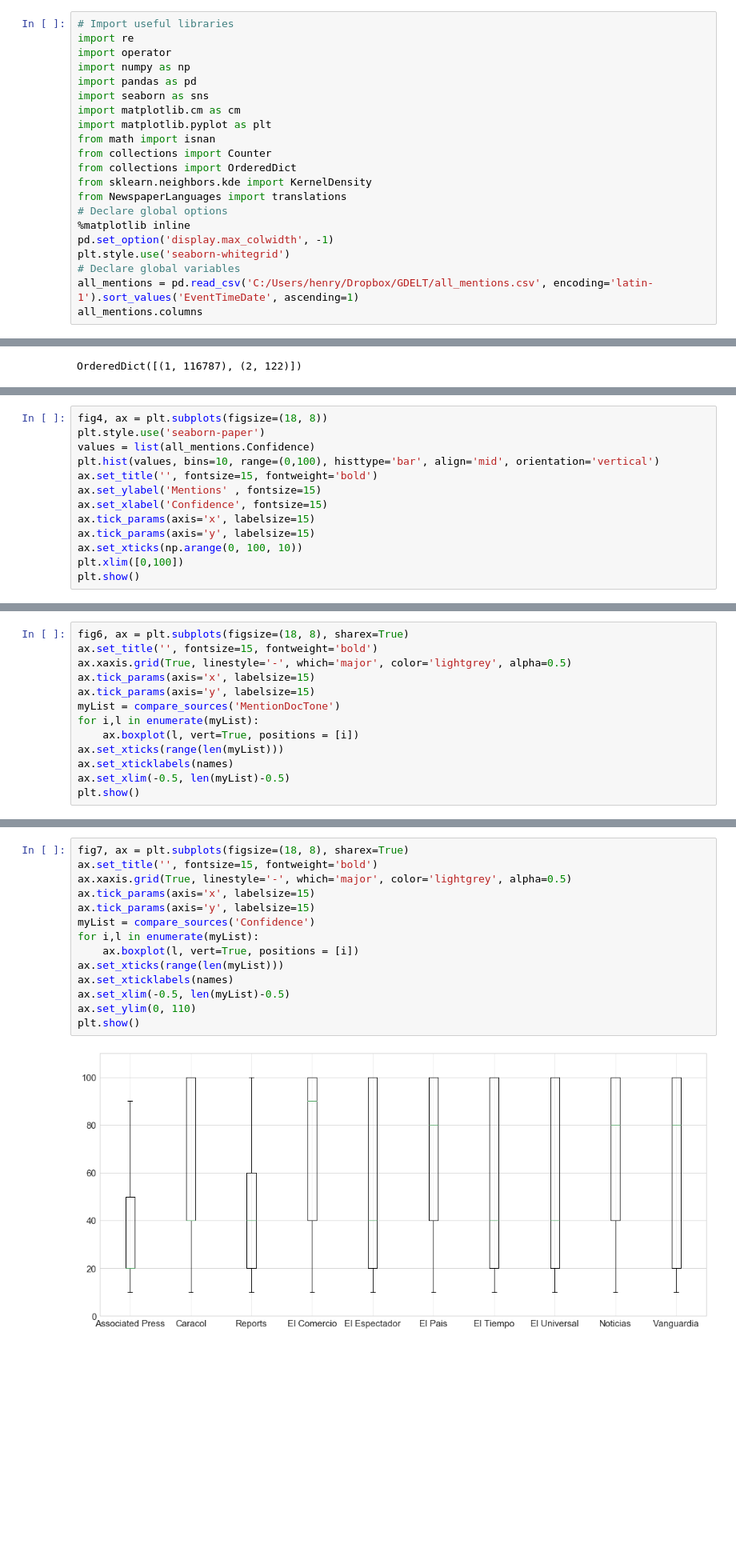
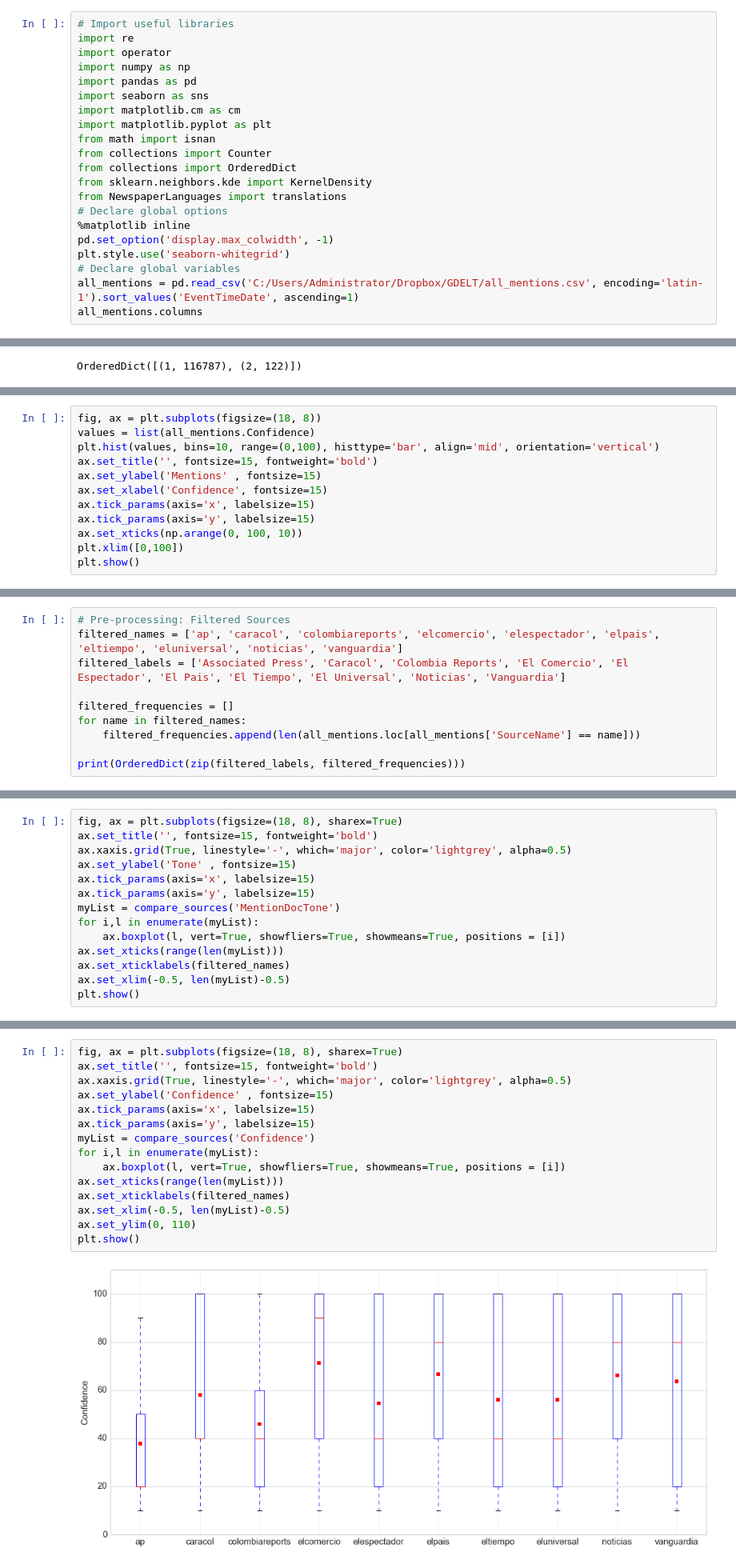
Before and after one commit to henrydambanemuya/gdelt-colombia, a Jupyter notebook: Notebooks/Mentions.ipynb, the cells around one changed output, grey strips where cells are left out. Shown at 80% size. Saved outputs shown, nothing was run; the diff lists cells and outputs as text; blank space fills up the shorter version.

```diff
--- a/Notebooks/Mentions.ipynb
+++ b/Notebooks/Mentions.ipynb
@@ -21,7 +21,7 @@ from NewspaperLanguages import translations
 pd.set_option('display.max_colwidth', -1)
 plt.style.use('seaborn-whitegrid')
 # Declare global variables
-all_mentions = pd.read_csv('C:/Users/henry/Dropbox/GDELT/all_mentions.csv', encoding='latin-1').sort_values('EventTimeDate', ascending=1)
+all_mentions = pd.read_csv('C:/Users/Administrator/Dropbox/GDELT/all_mentions.csv', encoding='latin-1').sort_values('EventTimeDate', ascending=1)
 all_mentions.columns
 # %% [output]
 Index(['GLOBALEVENTID', 'EventTimeDate', 'MentionTimeDate', 'MentionType',
@@ -144,8 +176,7 @@ plt.show()
 The Confidence indicator measures the percent confidence in the extraction of an event from an article for each mention.  See the discussion in the codebook at http://data.gdeltproject.org/documentation/GDELT-Event_Codebook-V2.0.pdf. The Confidence measure is a new feature in GDELT 2.0 that makes it possible to adjust the sensitivity of GDELT towards specific use cases. Those wishing to find the earliest glimmers of breaking events or reports of very small-bore events that tend to only appear as part of period “round up” reports, can use the entire event stream, while those wishing to find only the largest
 events with strongly detailed descriptions, can filter the Event stream to find only those events with the highest Confidence measures. The Confidence measure also makes it possible to identify the “best” news report to return for a given event (filtering all mentions of an event for those with the highest Confidence scores, most prominent positioning within the article, and/or in a specific source language – such as Arabic coverage of a protest versus English coverage of that protest)
 # %%
-fig4, ax = plt.subplots(figsize=(18, 8))
-plt.style.use('seaborn-paper')
+fig, ax = plt.subplots(figsize=(18, 8))
 values = list(all_mentions.Confidence)
 plt.hist(values, bins=10, range=(0,100), histtype='bar', align='mid', orientation='vertical')
 ax.set_title('', fontsize=15, fontweight='bold')
@@ -226,0 +233,10 @@ Vanguardia:  Counter({'Spanish': 699})
+# %%
+# Pre-processing: Filtered Sources
+filtered_names = ['ap', 'caracol', 'colombiareports', 'elcomercio', 'elespectador', 'elpais', 'eltiempo', 'eluniversal', 'noticias', 'vanguardia']
+filtered_labels = ['Associated Press', 'Caracol', 'Colombia Reports', 'El Comercio', 'El Espectador', 'El Pais', 'El Tiempo', 'El Universal', 'Noticias', 'Vanguardia']
+
+filtered_frequencies = []
+for name in filtered_names:
+    filtered_frequencies.append(len(all_mentions.loc[all_mentions['SourceName'] == name]))
+
+print(OrderedDict(zip(filtered_labels, filtered_frequencies)))
@@ -241,16 +299,17 @@ def compare_sources(compare_by):
 
     return myList
 # %%
-fig6, ax = plt.subplots(figsize=(18, 8), sharex=True)
+fig, ax = plt.subplots(figsize=(18, 8), sharex=True)
 ax.set_title('', fontsize=15, fontweight='bold')
 ax.xaxis.grid(True, linestyle='-', which='major', color='lightgrey', alpha=0.5)
+ax.set_ylabel('Tone' , fontsize=15)
 ax.tick_params(axis='x', labelsize=15)
 ax.tick_params(axis='y', labelsize=15)
 myList = compare_sources('MentionDocTone')
 for i,l in enumerate(myList):
-    ax.boxplot(l, vert=True, positions = [i])
+    ax.boxplot(l, vert=True, showfliers=True, showmeans=True, positions = [i])
 ax.set_xticks(range(len(myList)))
-ax.set_xticklabels(names)
+ax.set_xticklabels(filtered_names)
 ax.set_xlim(-0.5, len(myList)-0.5)
 plt.show()
 # %% [output]
@@ -260,16 +323,17 @@ plt.show()
 # %%
-fig7, ax = plt.subplots(figsize=(18, 8), sharex=True)
+fig, ax = plt.subplots(figsize=(18, 8), sharex=True)
 ax.set_title('', fontsize=15, fontweight='bold')
 ax.xaxis.grid(True, linestyle='-', which='major', color='lightgrey', alpha=0.5)
+ax.set_ylabel('Confidence' , fontsize=15)
 ax.tick_params(axis='x', labelsize=15)
 ax.tick_params(axis='y', labelsize=15)
 myList = compare_sources('Confidence')
 for i,l in enumerate(myList):
-    ax.boxplot(l, vert=True, positions = [i])
+    ax.boxplot(l, vert=True, showfliers=True, showmeans=True, positions = [i])
 ax.set_xticks(range(len(myList)))
-ax.set_xticklabels(names)
+ax.set_xticklabels(filtered_names)
 ax.set_xlim(-0.5, len(myList)-0.5)
 ax.set_ylim(0, 110)
 plt.show()
 # %% [output]
-[figure, old version]
+[figure, new version]
```
Also changed, not shown: parts of 30 cells of this notebook.
